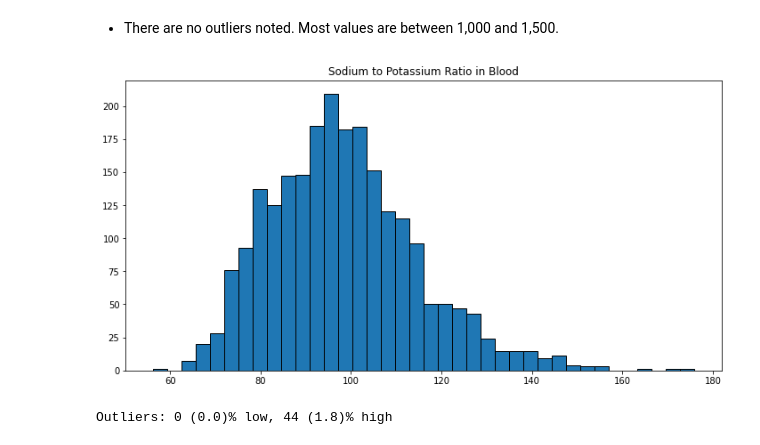
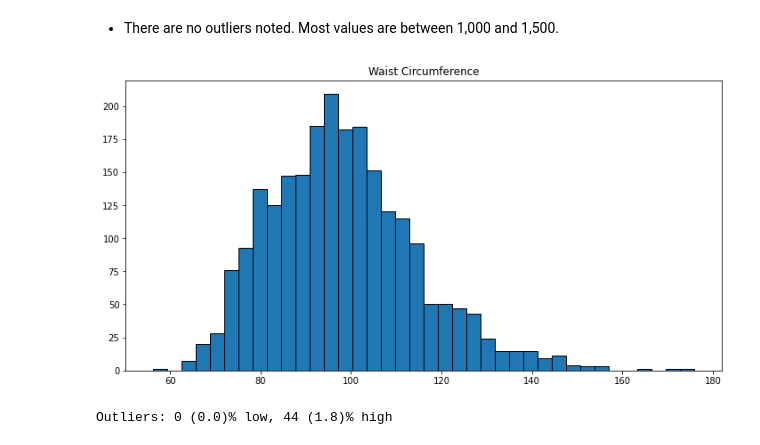
Before and after one commit to Beagan19/Classification-Metabolic-Syndrome-Prediction, a Jupyter notebook: Classification_Metabolic_Syndrome_Predictions.ipynb, the cells around one changed output. Drawn from its saved outputs; the diff is of its cells as text; code cells hidden in the pictures.

```diff
--- a/Classification_Metabolic_Syndrome_Predictions.ipynb
+++ b/Classification_Metabolic_Syndrome_Predictions.ipynb
@@ -505,12 +507,12 @@ Outliers: 0 (0.0)% low, 0 (0.0)% high
 # %% [markdown]
 - There are no outliers noted. Most values are between 1,000 and 1,500.
 # %%
-# histogram for Sodium to Potassium ratio in blood
+# histogram for waist circumference
 plt.figure(figsize= (12,6))
 eda_df['WaistCirc'].hist(bins = 'auto', edgecolor = 'black', grid=False)
-plt.title('Sodium to Potassium Ratio in Blood');
+plt.title('Waist Circumference');
 # %% [output]
-[figure, old version]
+[figure, new version]
 # %%
 outlier_statistics(eda_df, 'WaistCirc')
 # %% [output]
```
Also changed, not shown: parts of 44 cells of this notebook.
